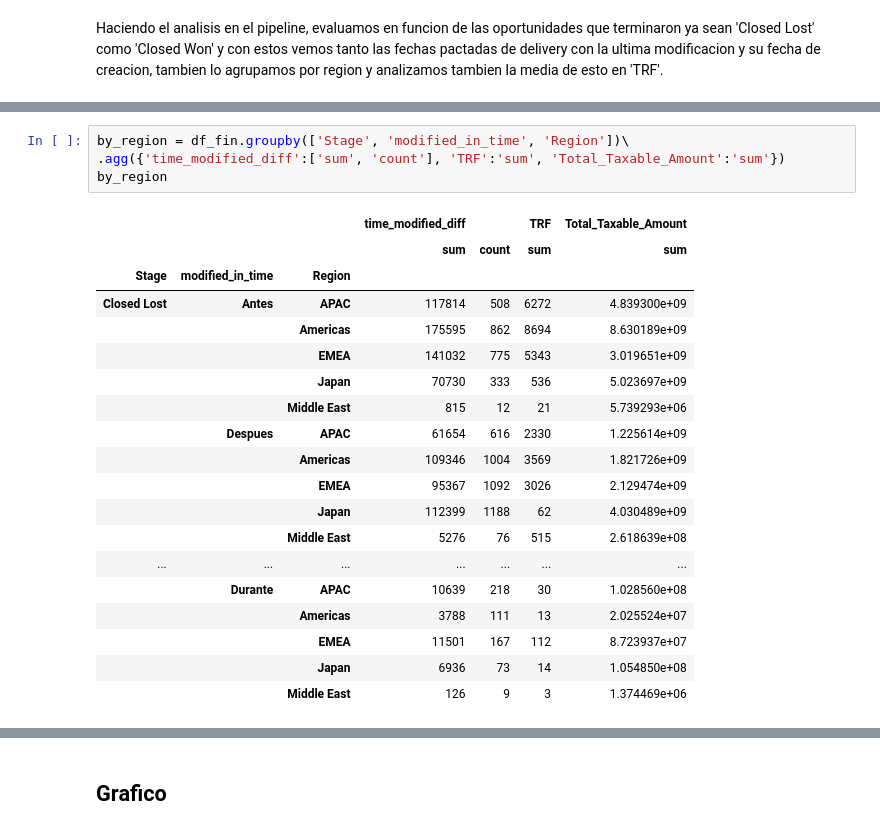
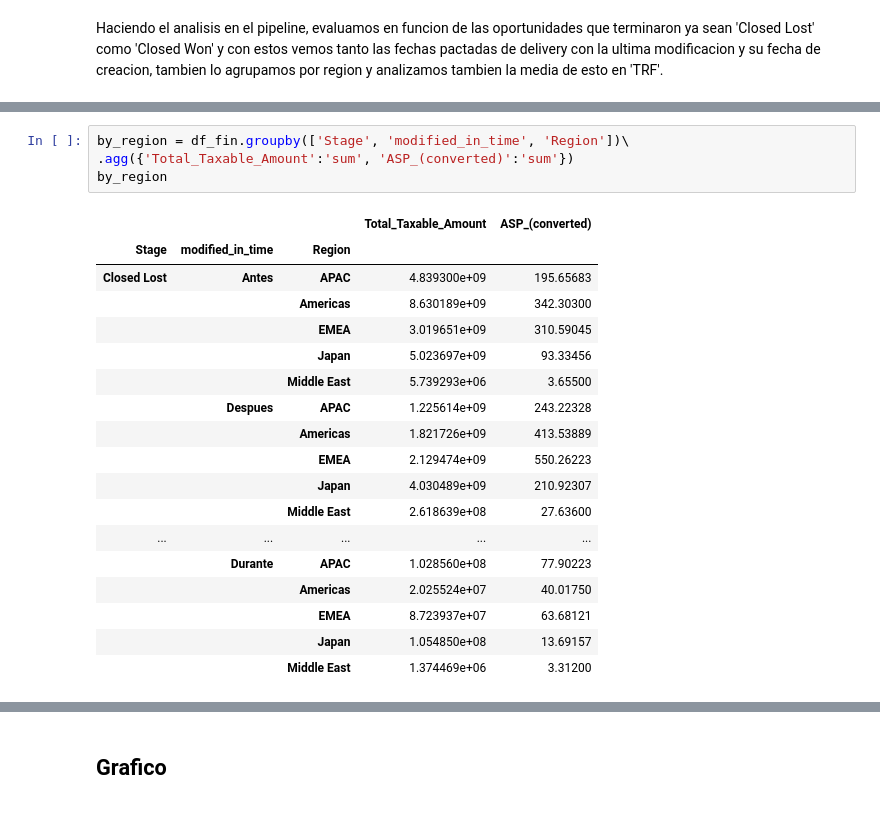
Before and after one commit to RenzoJacinto/TP1-Datos, a Jupyter notebook: visu.ipynb, the cells around one changed output, grey strips where cells are left out. Saved outputs shown, nothing was run; the diff lists cells and outputs as text.

```diff
--- a/visu.ipynb
+++ b/visu.ipynb
@@ -148,26 +148,25 @@ df_fin
 # %%
 by_region = df_fin.groupby(['Stage', 'modified_in_time', 'Region'])\
-.agg({'time_modified_diff':['sum', 'count'], 'TRF':'sum', 'Total_Taxable_Amount':'sum'})
+.agg({'Total_Taxable_Amount':'sum', 'ASP_(converted)':'sum'})
 by_region
 # %% [output]
-|  |  |  | time_modified_diff |  | TRF | Total_Taxable_Amount |
-|  |  |  | sum | count | sum | sum |
-| Stage | modified_in_time | Region |  |  |  |  |
-| Closed Lost | Antes | APAC | 117814 | 508 | 6272 | 4.839300e+09 |
-|  |  | Americas | 175595 | 862 | 8694 | 8.630189e+09 |
-|  |  | EMEA | 141032 | 775 | 5343 | 3.019651e+09 |
-|  |  | Japan | 70730 | 333 | 536 | 5.023697e+09 |
-|  |  | Middle East | 815 | 12 | 21 | 5.739293e+06 |
-|  | Despues | APAC | 61654 | 616 | 2330 | 1.225614e+09 |
-|  |  | Americas | 109346 | 1004 | 3569 | 1.821726e+09 |
-|  |  | EMEA | 95367 | 1092 | 3026 | 2.129474e+09 |
-|  |  | Japan | 112399 | 1188 | 62 | 4.030489e+09 |
-|  |  | Middle East | 5276 | 76 | 515 | 2.618639e+08 |
-| ... | ... | ... | ... | ... | ... | ... |
-|  | Durante | APAC | 10639 | 218 | 30 | 1.028560e+08 |
-|  |  | Americas | 3788 | 111 | 13 | 2.025524e+07 |
-|  |  | EMEA | 11501 | 167 | 112 | 8.723937e+07 |
-|  |  | Japan | 6936 | 73 | 14 | 1.054850e+08 |
-|  |  | Middle East | 126 | 9 | 3 | 1.374469e+06 |
+|  |  |  | Total_Taxable_Amount | ASP_(converted) |
+| Stage | modified_in_time | Region |  |  |
+| Closed Lost | Antes | APAC | 4.839300e+09 | 195.65683 |
+|  |  | Americas | 8.630189e+09 | 342.30300 |
+|  |  | EMEA | 3.019651e+09 | 310.59045 |
+|  |  | Japan | 5.023697e+09 | 93.33456 |
+|  |  | Middle East | 5.739293e+06 | 3.65500 |
+|  | Despues | APAC | 1.225614e+09 | 243.22328 |
+|  |  | Americas | 1.821726e+09 | 413.53889 |
+|  |  | EMEA | 2.129474e+09 | 550.26223 |
+|  |  | Japan | 4.030489e+09 | 210.92307 |
+|  |  | Middle East | 2.618639e+08 | 27.63600 |
+| ... | ... | ... | ... | ... |
+|  | Durante | APAC | 1.028560e+08 | 77.90223 |
+|  |  | Americas | 2.025524e+07 | 40.01750 |
+|  |  | EMEA | 8.723937e+07 | 63.68121 |
+|  |  | Japan | 1.054850e+08 | 13.69157 |
+|  |  | Middle East | 1.374469e+06 | 3.31200 |
 # %%
 by_region = by_region.reset_index()
```
Also changed, not shown: parts of 6 cells of this notebook.
